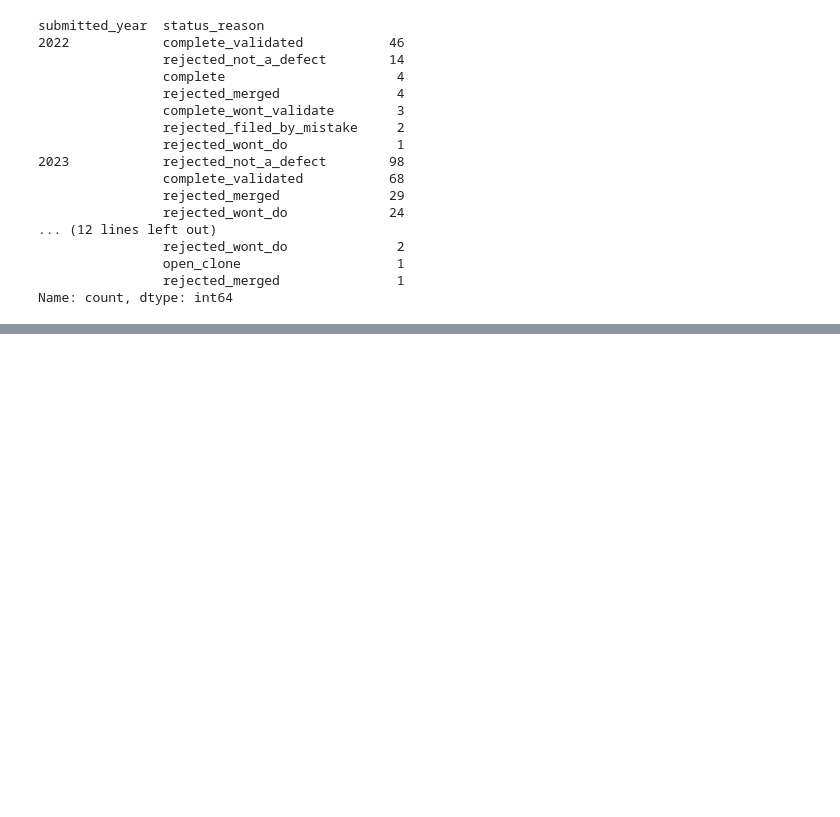
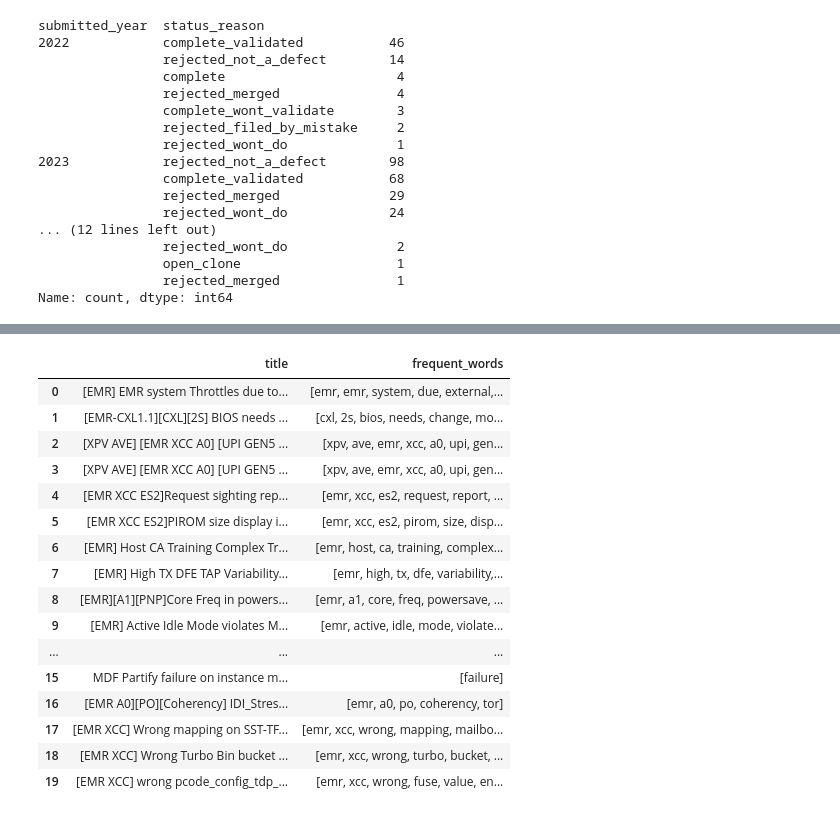
Before and after one commit to oscarhernandezmartinez/AI_WORKSHOP, a Jupyter notebook: TEAM2_EMR_AI_WORKSHOP.ipynb, the cells around one changed output, grey strips where cells are left out. Cells and saved outputs as stored; diff of their text form; code cells hidden in the pictures; blank space fills up the shorter version.

```diff
--- a/TEAM2_EMR_AI_WORKSHOP.ipynb
+++ b/TEAM2_EMR_AI_WORKSHOP.ipynb
@@ -491,3 +492,40 @@ submitted_year  status_reason
                 open_clone                    1
                 rejected_merged               1
 Name: count, dtype: int64
+# %%
+import nltk
+from nltk.corpus import stopwords
+from nltk.tokenize import word_tokenize
+from nltk.probability import FreqDist
+
+# Download stopwords and punkt if you haven't already
+nltk.download('punkt')
+nltk.download('stopwords')
+
+def process_by_word_frequency(emr_data1):
+    # Set of stopwords
+    stop_words = set(stopwords.words('english'))
+
+    # Tokenize titles and remove stopwords
+    emr_data1['title_tokens'] = emr_data1['title'].apply(lambda title: [
+        word for word in word_tokenize(title.lower()) if word.isalnum() and word not in stop_words
+    ])
+
+    # Flatten the list of all words in the 'title' column to compute frequencies
+    all_words = [word for tokens in emr_data1['title_tokens'] for word in tokens]
+
+    # Compute word frequency distribution
+    freq_dist = FreqDist(all_words)
+
+    # Assign the most frequent words in each title to a new column
+    emr_data1['frequent_words'] = emr_data1['title_tokens'].apply(lambda tokens: [
+        word for word in tokens if freq_dist[word] > 1  # Threshold of 1, you can adjust
+    ])
+
+    return emr_data1
+
+# Apply the function to your dataset
+emr_data1 = process_by_word_frequency(emr_data1)
+
+# Show the results
+emr_nlp=emr_data1[['title', 'frequent_words']].head(20)
@@ -493,0 +539,20 @@ Name: count, dtype: int64
+# %%
+emr_nlp
+# %% [output]
+|  | title | frequent_words |
+| 0 | [EMR] EMR system Throttles due to... | [emr, emr, system, due, external,... |
+| 1 | [EMR-CXL1.1][CXL][2S] BIOS needs ... | [cxl, 2s, bios, needs, change, mo... |
+| 2 | [XPV AVE] [EMR XCC A0] [UPI GEN5 ... | [xpv, ave, emr, xcc, a0, upi, gen... |
+| 3 | [XPV AVE] [EMR XCC A0] [UPI GEN5 ... | [xpv, ave, emr, xcc, a0, upi, gen... |
+| 4 | [EMR XCC ES2]Request sighting rep... | [emr, xcc, es2, request, report, ... |
+| 5 | [EMR XCC ES2]PIROM size display i... | [emr, xcc, es2, pirom, size, disp... |
+| 6 | [EMR] Host CA Training Complex Tr... | [emr, host, ca, training, complex... |
+| 7 | [EMR] High TX DFE TAP Variability... | [emr, high, tx, dfe, variability,... |
+| 8 | [EMR][A1][PNP]Core Freq in powers... | [emr, a1, core, freq, powersave, ... |
+| 9 | [EMR] Active Idle Mode violates M... | [emr, active, idle, mode, violate... |
+| ... | ... | ... |
+| 15 | MDF Partify failure on instance m... | [failure] |
+| 16 | [EMR A0][PO][Coherency] IDI_Stres... | [emr, a0, po, coherency, tor] |
+| 17 | [EMR XCC] Wrong mapping on SST-TF... | [emr, xcc, wrong, mapping, mailbo... |
+| 18 | [EMR XCC] Wrong Turbo Bin bucket ... | [emr, xcc, wrong, turbo, bucket, ... |
+| 19 | [EMR XCC] wrong pcode_config_tdp_... | [emr, xcc, wrong, fuse, value, en... |
```
Also changed, not shown: parts of 13 cells of this notebook.
